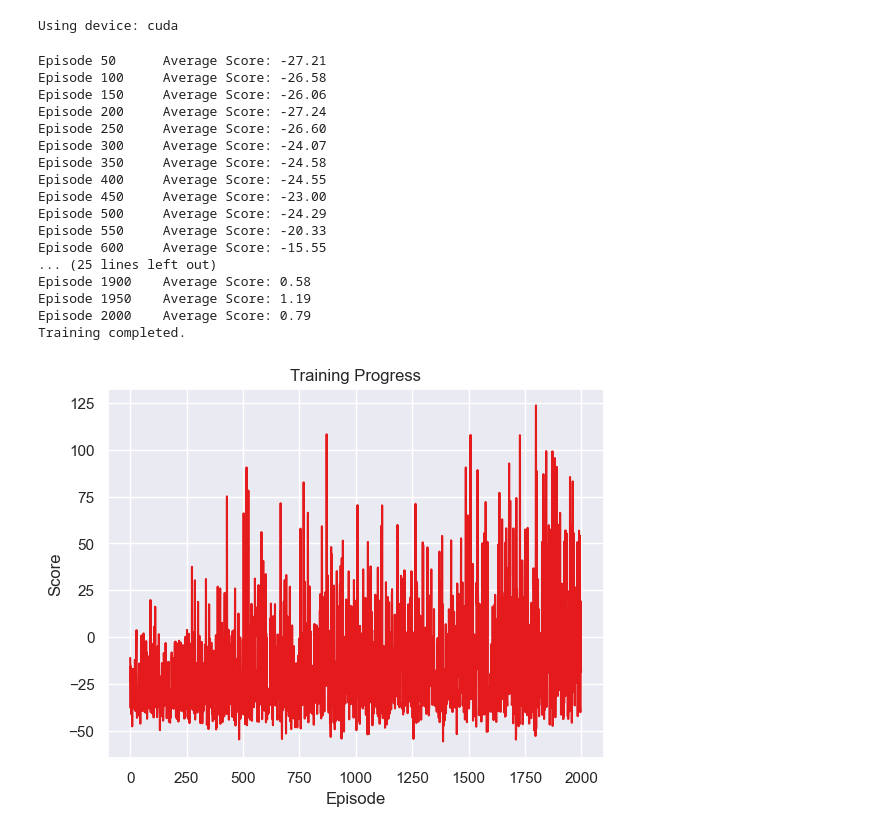
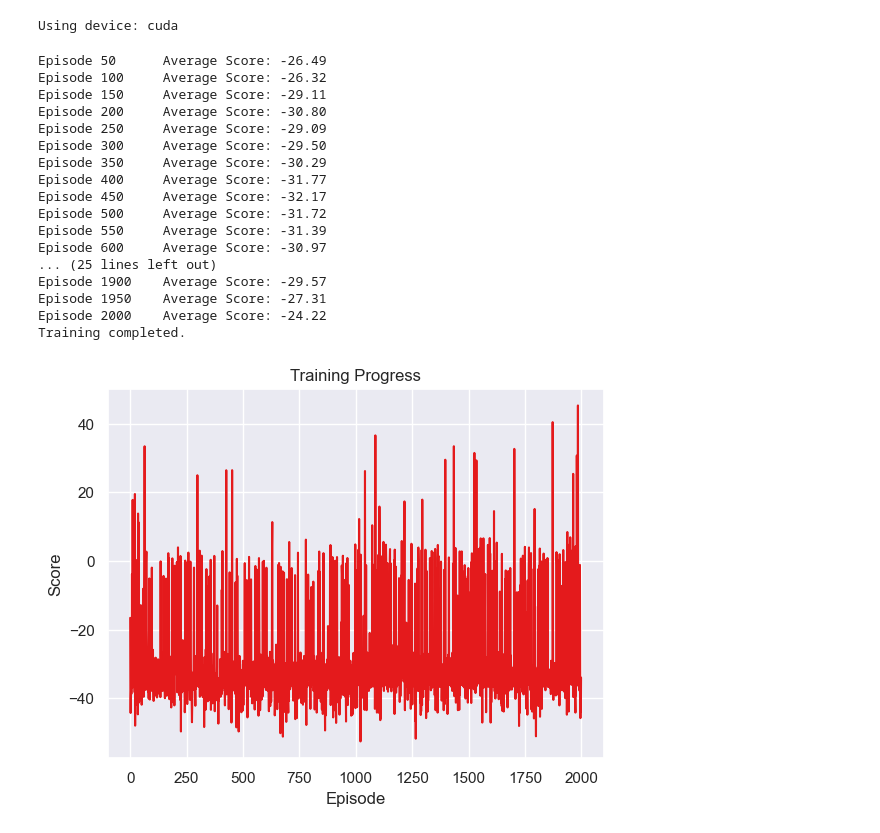
Before and after one commit to faendal/SnakeGameDQL, a Jupyter notebook: Game.ipynb, the cells around one changed output. Cells and saved outputs as stored; diff of their text form; code cells hidden in the pictures.

```diff
--- a/Game.ipynb
+++ b/Game.ipynb
@@ -10,34 +10,34 @@ Using device: cuda
 # %%
 trainer = GameTrainer(
     n_episodes=2000,
     update_every=4,
     buffer_size=100000,
-    batch_size=128,
+    batch_size=256,
     gamma=0.99,
     lr=1e-3,
     tau=5e-3,
 )
 trainer.train()
 trainer.save_model("snake_dqn.pth")
 # %% [output]
-Episode 50      Average Score: -27.21
-Episode 100     Average Score: -26.58
-Episode 150     Average Score: -26.06
-Episode 200     Average Score: -27.24
-Episode 250     Average Score: -26.60
-Episode 300     Average Score: -24.07
-Episode 350     Average Score: -24.58
-Episode 400     Average Score: -24.55
-Episode 450     Average Score: -23.00
-Episode 500     Average Score: -24.29
-Episode 550     Average Score: -20.33
-Episode 600     Average Score: -15.55
+Episode 50      Average Score: -26.49
+Episode 100     Average Score: -26.32
+Episode 150     Average Score: -29.11
+Episode 200     Average Score: -30.80
+Episode 250     Average Score: -29.09
+Episode 300     Average Score: -29.50
+Episode 350     Average Score: -30.29
+Episode 400     Average Score: -31.77
+Episode 450     Average Score: -32.17
+Episode 500     Average Score: -31.72
+Episode 550     Average Score: -31.39
+Episode 600     Average Score: -30.97
 ... (25 lines left out)
-Episode 1900    Average Score: 0.58
-Episode 1950    Average Score: 1.19
-Episode 2000    Average Score: 0.79
+Episode 1900    Average Score: -29.57
+Episode 1950    Average Score: -27.31
+Episode 2000    Average Score: -24.22
 Training completed.
-[figure, old version]
+[figure, new version]
 # %%
 player = GamePlayer(model_path="snake_dqn.pth", fps=50)
 # %%
```
Also changed, not shown: parts of 1 cell of this notebook, 7 other files.
